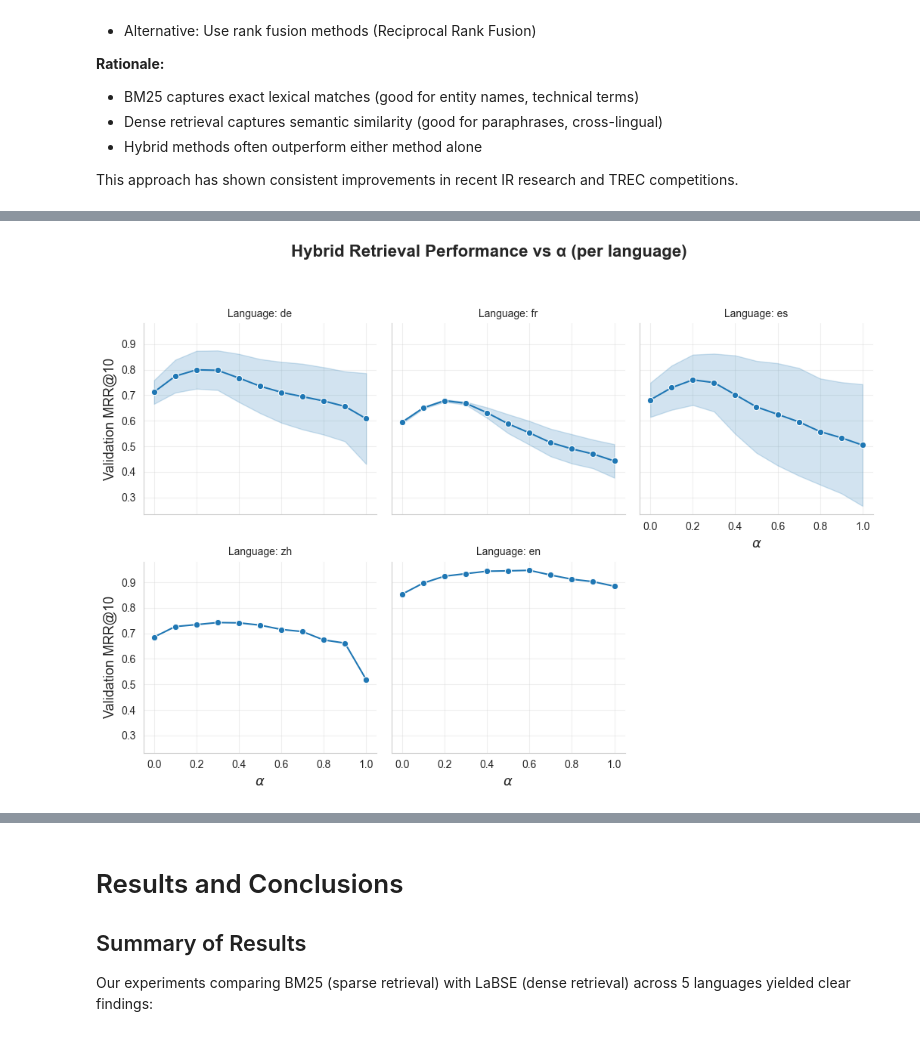
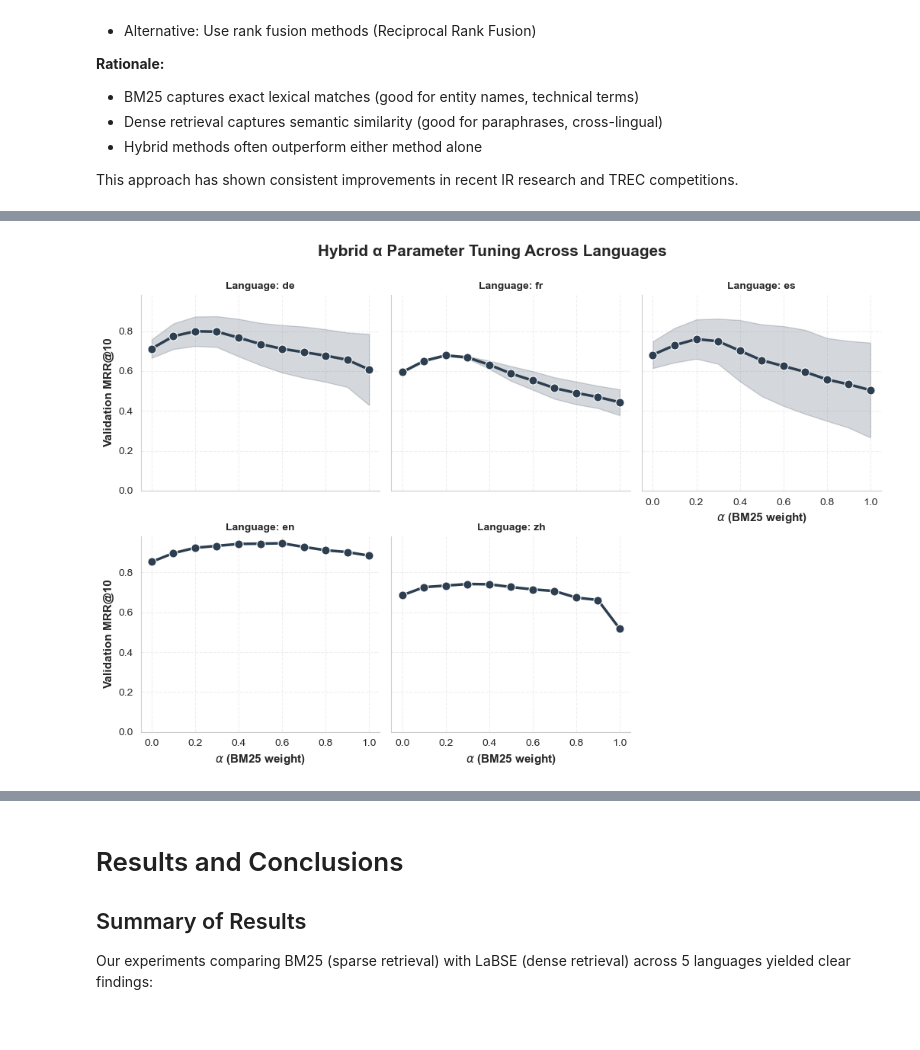
Before and after one commit to d3liaa/IR_Project, a Jupyter notebook: project.ipynb, the cells around one changed output, grey strips where cells are left out. Saved outputs shown, nothing was run; the diff lists cells and outputs as text; code cells hidden in the pictures.

```diff
--- a/project.ipynb
+++ b/project.ipynb
@@ -729,6 +634,17 @@ for split in CORPUS_SPLITS:
             key = (split, lang_code)
             SCORE_CACHE[key] = SCORE_CACHE.get(key, {})
             SCORE_CACHE[key].update(cached_dense)
+
+            # Evaluate cached results
+            recall, mrr = evaluate(cached_dense["dense_topk_docs"], cached_dense["qrels"], K=K)
+            results.append({
+                "split": split,
+                "language": lang_code,
+                "Recall@10": recall,
+                "MRR@10": mrr,
+                "method": "LaBSE"
+            })
+            print(f"[OK] LaBSE - Recall@{K}: {recall:.4f}, MRR@{K}: {mrr:.4f}")
             continue
 
         print("Cache miss – computing scores...")
@@ -767,7 +683,7 @@ for split in CORPUS_SPLITS:
                 print(f"[OK] Document embeddings shape: {doc_embeddings.shape}")
 
                 # Encode queries
-                query_ids = list(queries.keys())
+                query_id = list(queries.keys())
                 query_texts = [queries[qid] for qid in query_ids]
                 print(f"\n[DENSE] Encoding {len(query_texts)} queries...")
                 query_embeddings = encode_texts(query_texts)
@@ -1405,36 +1215,43 @@ Total rows in df_results_hybrid: 24
 # %%
+sns.set_style("whitegrid")
+sns.set_palette("husl")
+
 g = sns.FacetGrid(
     df_alpha_curve,
     col="language",
     col_wrap=3,
     height=3.5,
     sharey=True,
-    sharex= True
+    sharex=True
 )
 
 g.map_dataframe(
     sns.lineplot,
     x="alpha",
     y="val_MRR@10",
-    marker="o"
+    marker="o",
+    linewidth=2.5,
+    markersize=8,
+    color="#2c3e50"
 )
 
-g.set_axis_labels(r"$\alpha$", "Validation MRR@10", fontsize=13)
-g.set_titles("Language: {col_name}")
+g.set_axis_labels(r"$\alpha$ (BM25 weight)", "Validation MRR@10", fontsize=11, fontweight='bold')
+g.set_titles("Language: {col_name}", fontsize=12, fontweight='bold')
 g.figure.suptitle(
-    "Hybrid Retrieval Performance vs α (per language)",
-    fontsize=16,
+    "Hybrid α Parameter Tuning Across Languages",
+    fontsize=15,
     fontweight="bold",
-    y=1.05
+    y=1.00
 )
 
-g.figure.subplots_adjust(wspace= 1.5,hspace=2)
+g.figure.subplots_adjust(wspace=0.3, hspace=0.4)
 
 for ax in g.axes.flatten():
-    ax.grid(alpha=0.3)
+    ax.grid(alpha=0.3, linestyle='--')
+    ax.set_ylim(bottom=0)
 
 plt.tight_layout()
 plt.show()
 # %% [output]
-[figure, old version]
+[figure, new version]
 # %%
```
Also changed, not shown: parts of 25 cells of this notebook.
